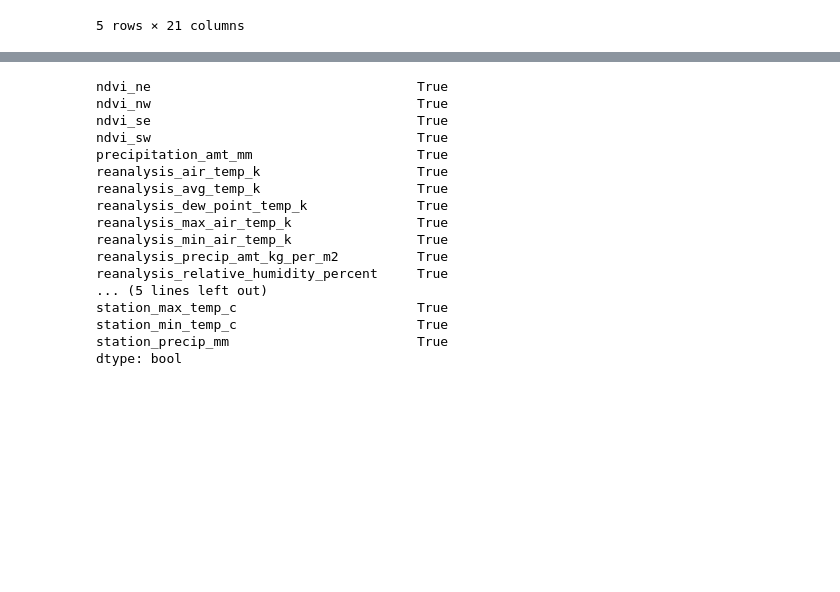
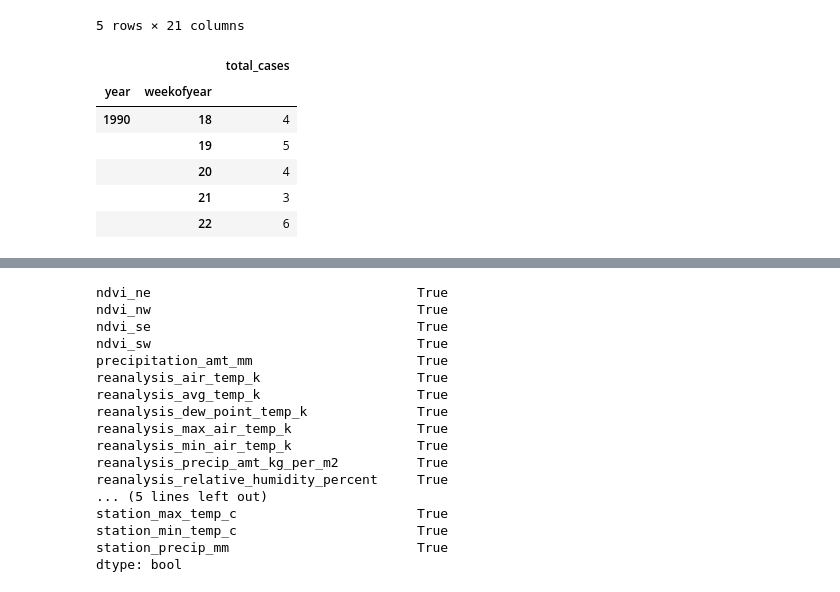
Before and after one commit to yasirunilan/data-mining-project, a Jupyter notebook: dengue.ipynb, the cells around one changed output, grey strips where cells are left out. Saved outputs shown, nothing was run; the diff lists cells and outputs as text; code cells hidden in the pictures; blank space fills up the shorter version.

```diff
--- a/dengue.ipynb
+++ b/dengue.ipynb
@@ -57,6 +57,16 @@ sj_train_features.head()
 |  | 21 | 1990-05-21 | 0.128633 | 0.245067 | 0.227557 | 0.235886 | 15.36 | ... |
 |  | 22 | 1990-05-28 | 0.196200 | 0.262200 | 0.251200 | 0.247340 | 7.52 | ... |
 5 rows × 21 columns
+# %%
+sj_train_labels.head()
+# %% [output]
+|  |  | total_cases |
+| year | weekofyear |  |
+| 1990 | 18 | 4 |
+|  | 19 | 5 |
+|  | 20 | 4 |
+|  | 21 | 3 |
+|  | 22 | 6 |
 # %%
 # Remove `week_start_date` string.
 sj_train_features.drop('week_start_date', axis=1, inplace=True)
```
Also changed, not shown: parts of 5 cells of this notebook, 1 other file.
